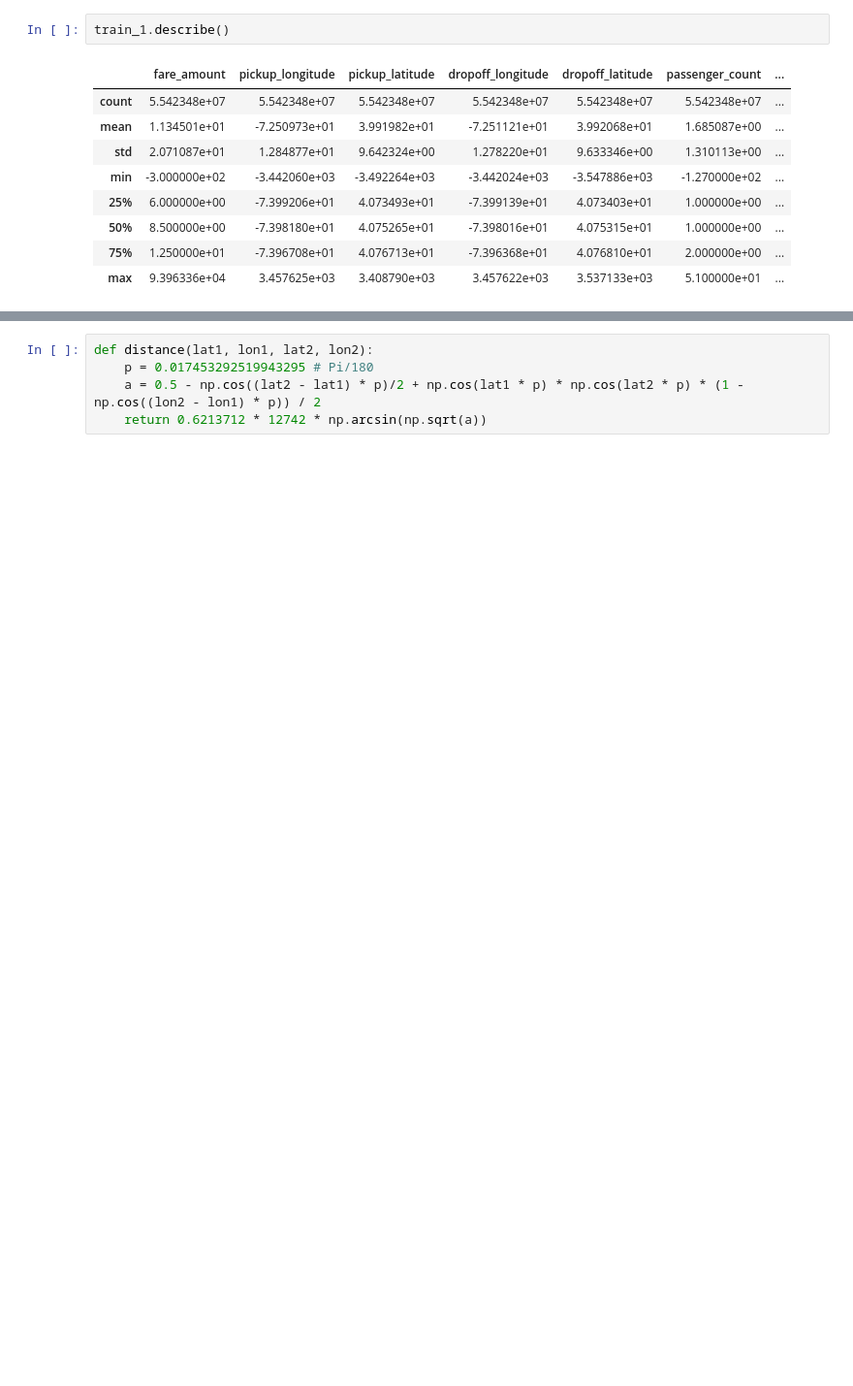
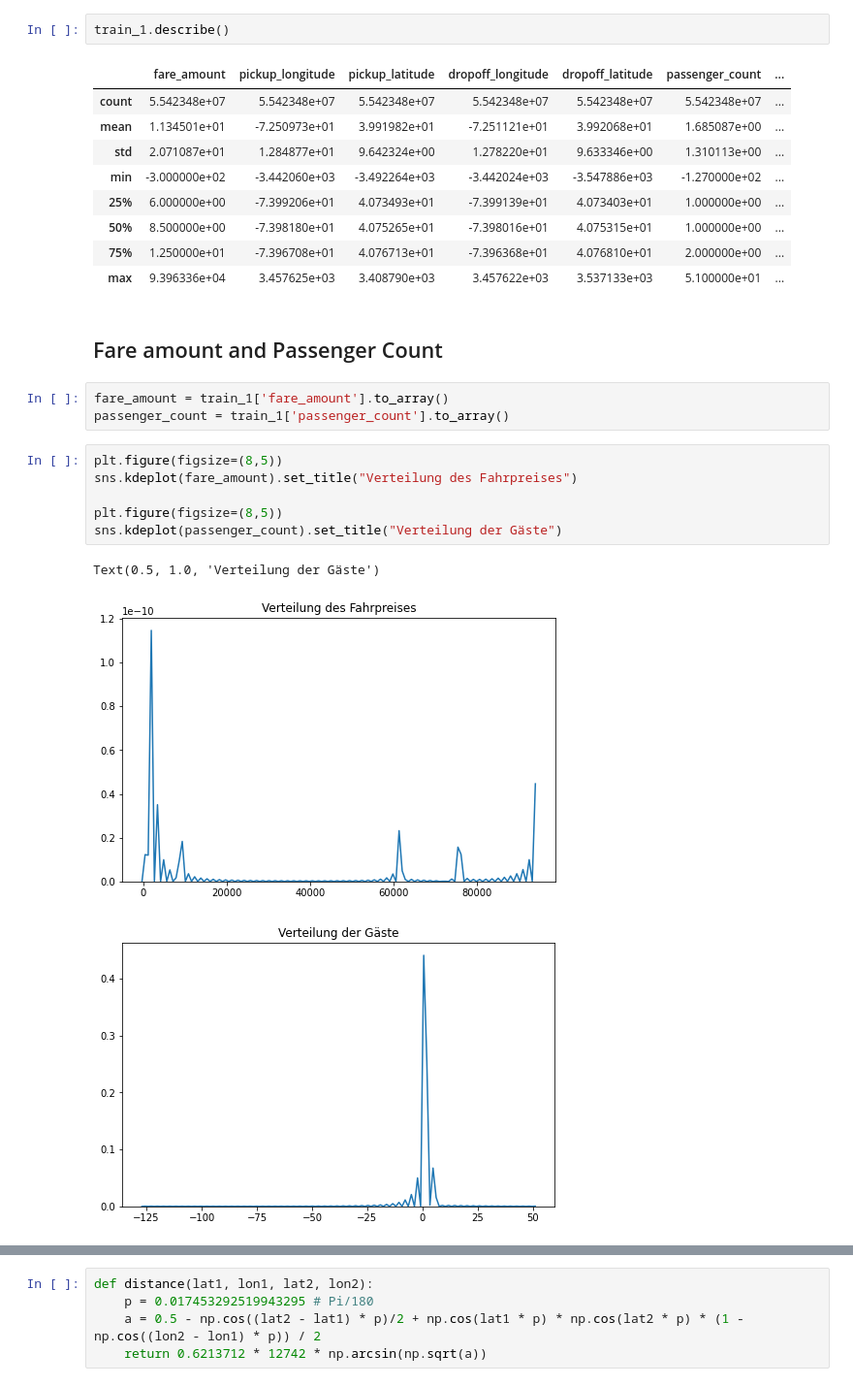
Before and after one commit to AyHaski/BigDataAnalyticsProject, a Jupyter notebook: Kopie_von_Rapids_Colab.ipynb, the cells around one changed output, grey strips where cells are left out. Shown at 97% size. Cells and saved outputs as stored; diff of their text form; blank space fills up the shorter version.

```diff
--- a/Kopie_von_Rapids_Colab.ipynb
+++ b/Kopie_von_Rapids_Colab.ipynb
@@ -269,3 +213,18 @@ train_1.describe()
 | 50% | 8.500000e+00 | -7.398180e+01 | 4.075265e+01 | -7.398016e+01 | 4.075315e+01 | 1.000000e+00 | ... |
 | 75% | 1.250000e+01 | -7.396708e+01 | 4.076713e+01 | -7.396368e+01 | 4.076810e+01 | 2.000000e+00 | ... |
 | max | 9.396336e+04 | 3.457625e+03 | 3.408790e+03 | 3.457622e+03 | 3.537133e+03 | 5.100000e+01 | ... |
+# %% [markdown]
+## Fare amount and Passenger Count
+# %%
+fare_amount = train_1['fare_amount'].to_array()
+passenger_count = train_1['passenger_count'].to_array()
+# %%
+plt.figure(figsize=(8,5))
+sns.kdeplot(fare_amount).set_title("Verteilung des Fahrpreises")
+
+plt.figure(figsize=(8,5))
+sns.kdeplot(passenger_count).set_title("Verteilung der Gäste")
+# %% [output]
+Text(0.5, 1.0, 'Verteilung der Gäste')
+[figure, added]
+[figure, added]
```
Also changed, not shown: parts of 85 cells of this notebook.
